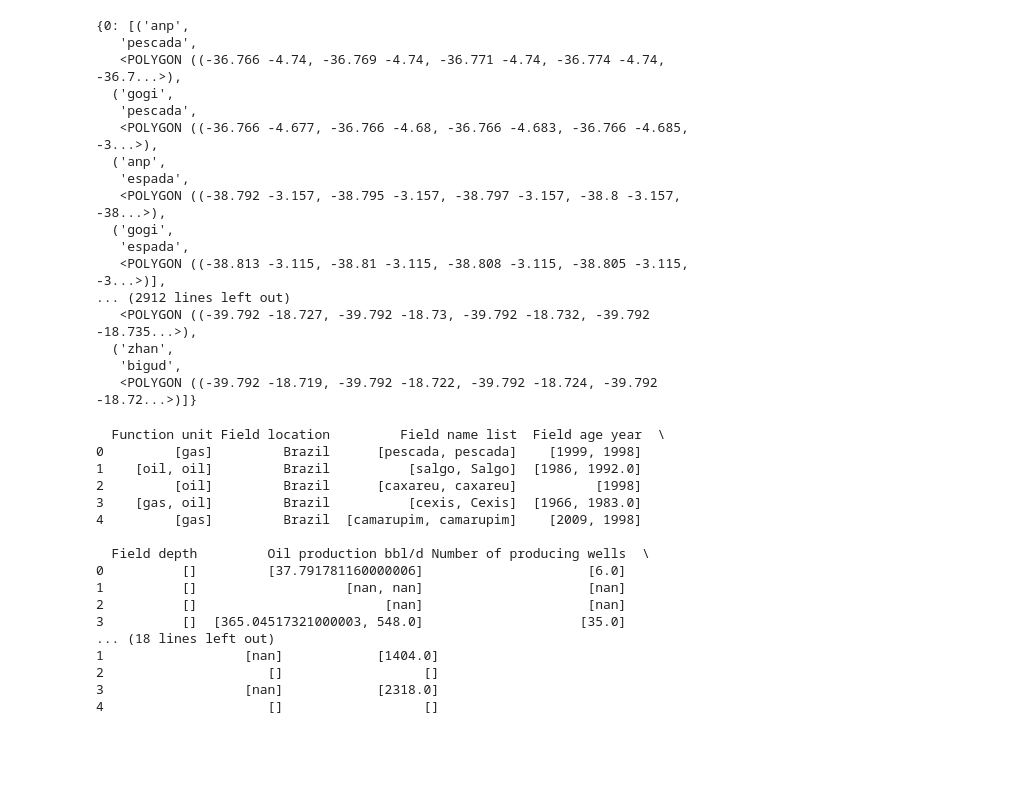
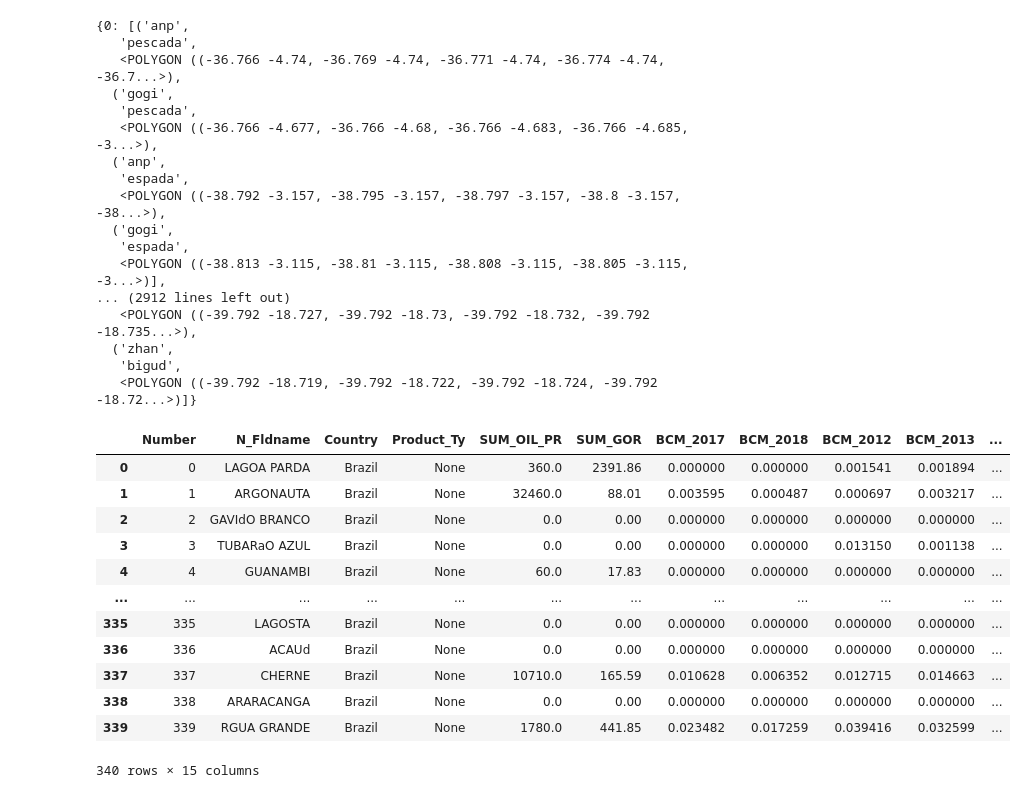
Before and after one commit to FanYaQi/Pyxis, a Jupyter notebook: db/notebooks/matcher.ipynb, the cells around one changed output. Drawn from its saved outputs; the diff is of its cells as text; code cells hidden in the pictures; blank space fills up the shorter version.

Commit message:
notebook for matcher simplest version

```diff
--- a/db/notebooks/matcher.ipynb
+++ b/db/notebooks/matcher.ipynb
@@ -482,32 +484,26 @@ match_groups_expand
   ('zhan',
    'bigud',
    <POLYGON ((-39.792 -18.719, -39.792 -18.722, -39.792 -18.724, -39.792 -18.72...>)]}
-# %%
-# List to hold all aggregated data for each match group
-all_aggregated_data_expand = []
-
-for group_id, matches in match_groups_expand.items():
-    aggregated_data = aggregate_field_data(matches, sources_gdfs)
-    all_aggregated_data_expand.append(aggregated_data)
-
-# Convert to DataFrame for easier handling and visualization
-df_aggregated_expand = pd.DataFrame(all_aggregated_data)
-df_aggregated_expand.to_excel("../data/br_geodata/df_aggregated_expand.xlsx")
-# %% [output]
-  Function unit Field location         Field name list  Field age year  \
-0         [gas]         Brazil      [pescada, pescada]    [1999, 1998]
-1    [oil, oil]         Brazil          [salgo, Salgo]  [1986, 1992.0]
-2         [oil]         Brazil      [caxareu, caxareu]          [1998]
-3    [gas, oil]         Brazil          [cexis, Cexis]  [1966, 1983.0]
-4         [gas]         Brazil  [camarupim, camarupim]    [2009, 1998]
-
-  Field depth         Oil production bbl/d Number of producing wells  \
-0          []         [37.791781160000006]                     [6.0]
-1          []                   [nan, nan]                     [nan]
-2          []                        [nan]                     [nan]
-3          []  [365.04517321000003, 548.0]                    [35.0]
-... (18 lines left out)
-1                  [nan]            [1404.0]
-2                     []                  []
-3                  [nan]            [2318.0]
-4                     []                  []
+# %%
+import geopandas as gpd
+#read data
+anp = gpd.read_file("../data/br_geodata/anp/BR.shp")
+wm = gpd.read_file("../data/br_geodata/wm/BR.shp")
+gogi = gpd.read_file("../data/br_geodata/gogi/BR.shp")
+zhan = gpd.read_file("../data/br_geodata/br_zhan/BR.shp")
+# %%
+zhan
+# %% [output]
+|  | Number | N_Fldname | Country | Product_Ty | SUM_OIL_PR | SUM_GOR | BCM_2017 | BCM_2018 | BCM_2012 | BCM_2013 | ... |
+| 0 | 0 | LAGOA PARDA | Brazil | None | 360.0 | 2391.86 | 0.000000 | 0.000000 | 0.001541 | 0.001894 | ... |
+| 1 | 1 | ARGONAUTA | Brazil | None | 32460.0 | 88.01 | 0.003595 | 0.000487 | 0.000697 | 0.003217 | ... |
+| 2 | 2 | GAVIdO BRANCO | Brazil | None | 0.0 | 0.00 | 0.000000 | 0.000000 | 0.000000 | 0.000000 | ... |
+| 3 | 3 | TUBARaO AZUL | Brazil | None | 0.0 | 0.00 | 0.000000 | 0.000000 | 0.013150 | 0.001138 | ... |
+| 4 | 4 | GUANAMBI | Brazil | None | 60.0 | 17.83 | 0.000000 | 0.000000 | 0.000000 | 0.000000 | ... |
+| ... | ... | ... | ... | ... | ... | ... | ... | ... | ... | ... | ... |
+| 335 | 335 | LAGOSTA | Brazil | None | 0.0 | 0.00 | 0.000000 | 0.000000 | 0.000000 | 0.000000 | ... |
+| 336 | 336 | ACAUd | Brazil | None | 0.0 | 0.00 | 0.000000 | 0.000000 | 0.000000 | 0.000000 | ... |
+| 337 | 337 | CHERNE | Brazil | None | 10710.0 | 165.59 | 0.010628 | 0.006352 | 0.012715 | 0.014663 | ... |
+| 338 | 338 | ARARACANGA | Brazil | None | 0.0 | 0.00 | 0.000000 | 0.000000 | 0.000000 | 0.000000 | ... |
+| 339 | 339 | RGUA GRANDE | Brazil | None | 1780.0 | 441.85 | 0.023482 | 0.017259 | 0.039416 | 0.032599 | ... |
+340 rows × 15 columns
```
Also changed, not shown: parts of 1 cell of this notebook, 1 other file.
